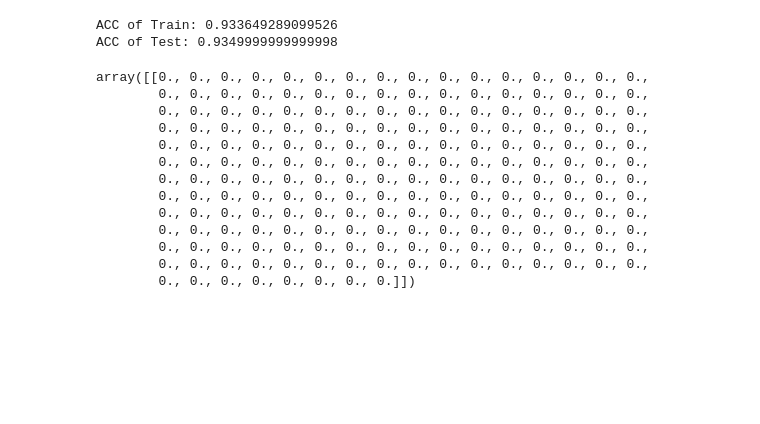
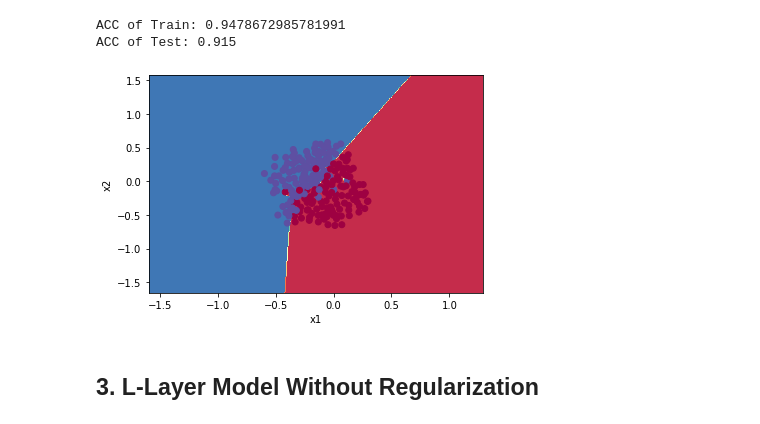
Before and after one commit to HamedBabaei/fun-deep-learning, a Jupyter notebook: Regularization/regularization.ipynb, the cells around one changed output. Saved outputs shown, nothing was run; the diff lists cells and outputs as text; code cells hidden in the pictures; blank space fills up the shorter version.

```diff
--- a/Regularization/regularization.ipynb
+++ b/Regularization/regularization.ipynb
@@ -18,27 +22,18 @@ model.fit(X_train, Y_train, verbose=False, plot_cost=True)
 # %%
 predicts = model.predict(X_train)
 
-print("ACC of Train:", np.sum((predicts == Y_train)/X_train.shape[1]))
+print("ACC of Train:", np.mean((predicts == Y_train)))
 
 predicts = model.predict(X_test)
 
-print("ACC of Test:", np.sum((predicts == Y_test)/X_test.shape[1]))
+print("ACC of Test:", np.mean((predicts == Y_test)))
 # %% [output]
-ACC of Train: 0.933649289099526
-ACC of Test: 0.9349999999999998
+ACC of Train: 0.9478672985781991
+ACC of Test: 0.915
-# %%
-predicts
-# %% [output]
-array([[0., 0., 0., 0., 0., 0., 0., 0., 0., 0., 0., 0., 0., 0., 0., 0.,
-        0., 0., 0., 0., 0., 0., 0., 0., 0., 0., 0., 0., 0., 0., 0., 0.,
-        0., 0., 0., 0., 0., 0., 0., 0., 0., 0., 0., 0., 0., 0., 0., 0.,
-        0., 0., 0., 0., 0., 0., 0., 0., 0., 0., 0., 0., 0., 0., 0., 0.,
-        0., 0., 0., 0., 0., 0., 0., 0., 0., 0., 0., 0., 0., 0., 0., 0.,
-        0., 0., 0., 0., 0., 0., 0., 0., 0., 0., 0., 0., 0., 0., 0., 0.,
-        0., 0., 0., 0., 0., 0., 0., 0., 0., 0., 0., 0., 0., 0., 0., 0.,
-        0., 0., 0., 0., 0., 0., 0., 0., 0., 0., 0., 0., 0., 0., 0., 0.,
-        0., 0., 0., 0., 0., 0., 0., 0., 0., 0., 0., 0., 0., 0., 0., 0.,
-        0., 0., 0., 0., 0., 0., 0., 0., 0., 0., 0., 0., 0., 0., 0., 0.,
-        0., 0., 0., 0., 0., 0., 0., 0., 0., 0., 0., 0., 0., 0., 0., 0.,
-        0., 0., 0., 0., 0., 0., 0., 0., 0., 0., 0., 0., 0., 0., 0., 0.,
-        0., 0., 0., 0., 0., 0., 0., 0.]])
+# %%
+func = lambda x: model.predict_dec(x.T)
+utils.plot_decision_boundary(func, X_train, Y_train[0])
+# %% [output]
+[figure, added]
+# %% [markdown]
+## 3. L-Layer Model Without Regularization
```
Also changed, not shown: parts of 7 cells of this notebook.
